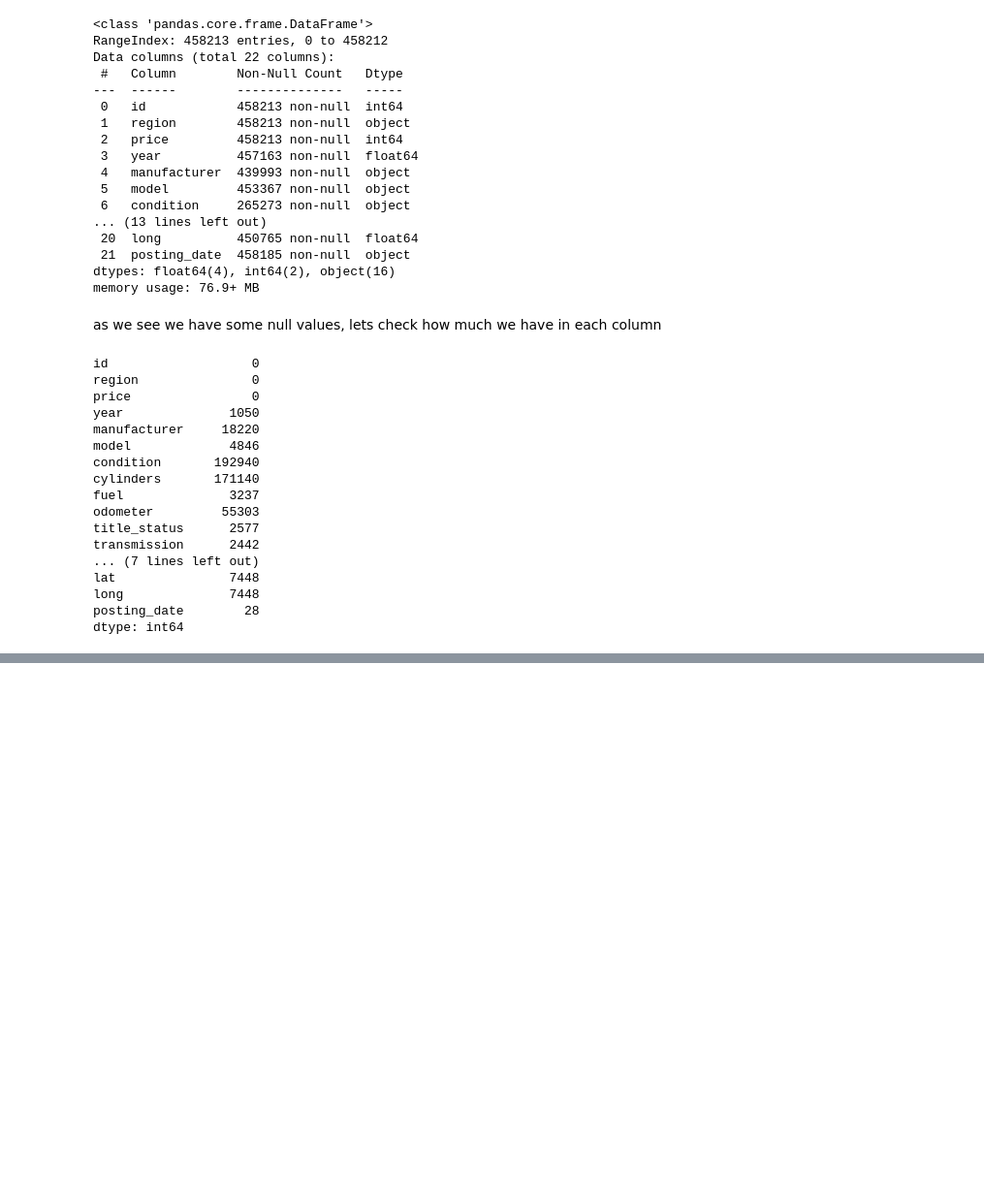
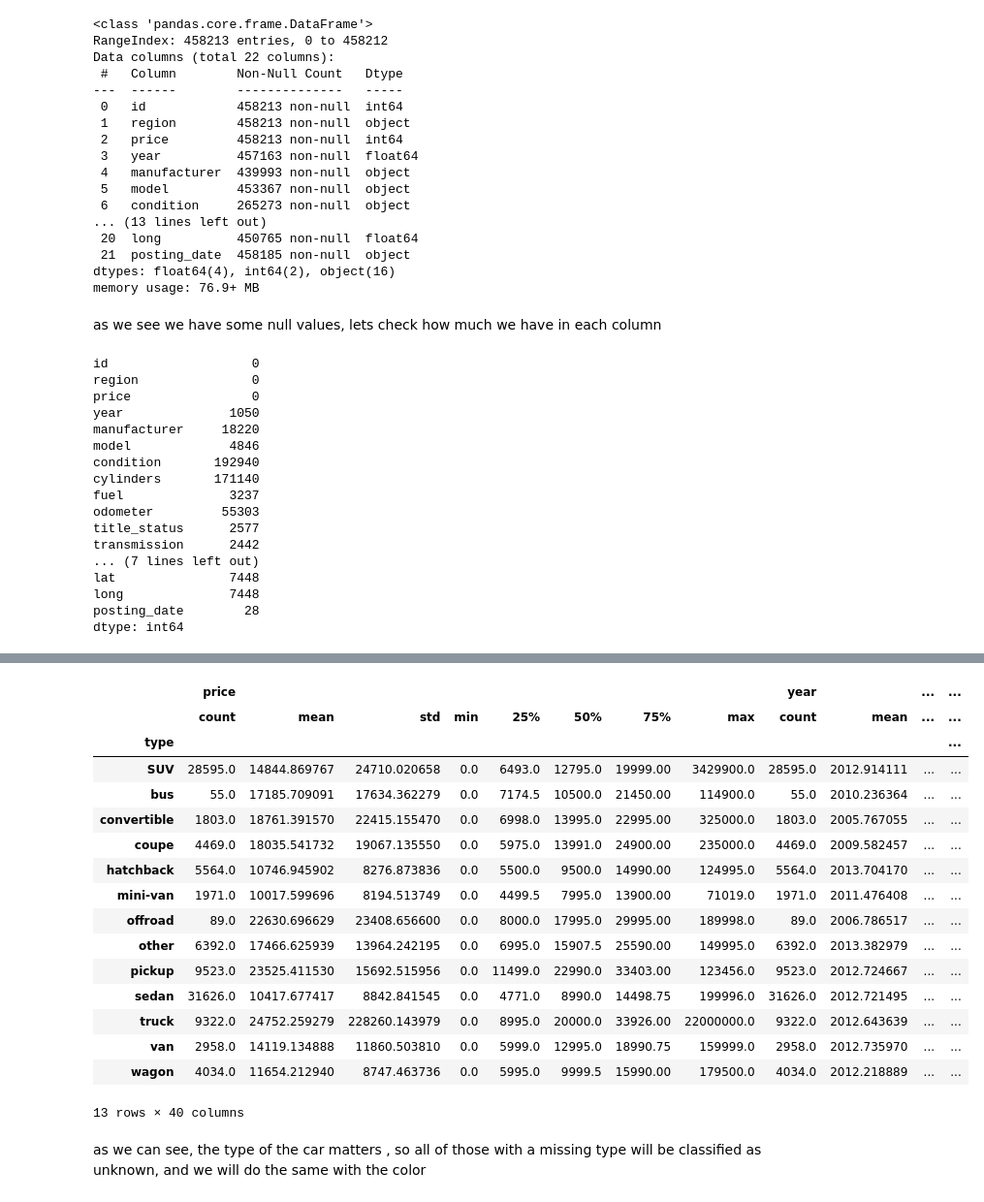
Before and after one commit to LiorBreitman8234/DataScienceFinalProjcet, a Jupyter notebook: Regression- car price.ipynb, the cells around one changed output, grey strips where cells are left out. Shown at 97% size. Drawn from its saved outputs; the diff is of its cells as text; code cells hidden in the pictures; blank space fills up the shorter version.

```diff
--- a/Regression- car price.ipynb
+++ b/Regression- car price.ipynb
@@ -102,0 +213,2 @@ cars_df.head()
+# %%
+df = df.fillna(value = {'drive':'unknown'})
@@ -102,0 +227,2 @@ cars_df.head()
+# %%
+df = df.dropna(subset=['manufacturer'])
@@ -102,0 +274,2 @@ cars_df.head()
+# %%
+df = df.fillna(value = {'condition':'unknown','cylinders':'unknown'})
@@ -102,0 +301,2 @@ cars_df.head()
+# %%
+df = df.dropna(subset=['odometer','title_status','long','lat'])
@@ -102,0 +326,23 @@ cars_df.head()
+# %%
+type_car = df.groupby(by = 'type')
+type_car.describe()
+# %% [output]
+|  | price |  |  |  |  |  |  |  | year |  | ... | ... |
+|  | count | mean | std | min | 25% | 50% | 75% | max | count | mean | ... | ... |
+| type |  |  |  |  |  |  |  |  |  |  |  | ... |
+| SUV | 28595.0 | 14844.869767 | 24710.020658 | 0.0 | 6493.0 | 12795.0 | 19999.00 | 3429900.0 | 28595.0 | 2012.914111 | ... | ... |
+| bus | 55.0 | 17185.709091 | 17634.362279 | 0.0 | 7174.5 | 10500.0 | 21450.00 | 114900.0 | 55.0 | 2010.236364 | ... | ... |
+| convertible | 1803.0 | 18761.391570 | 22415.155470 | 0.0 | 6998.0 | 13995.0 | 22995.00 | 325000.0 | 1803.0 | 2005.767055 | ... | ... |
+| coupe | 4469.0 | 18035.541732 | 19067.135550 | 0.0 | 5975.0 | 13991.0 | 24900.00 | 235000.0 | 4469.0 | 2009.582457 | ... | ... |
+| hatchback | 5564.0 | 10746.945902 | 8276.873836 | 0.0 | 5500.0 | 9500.0 | 14990.00 | 124995.0 | 5564.0 | 2013.704170 | ... | ... |
+| mini-van | 1971.0 | 10017.599696 | 8194.513749 | 0.0 | 4499.5 | 7995.0 | 13900.00 | 71019.0 | 1971.0 | 2011.476408 | ... | ... |
+| offroad | 89.0 | 22630.696629 | 23408.656600 | 0.0 | 8000.0 | 17995.0 | 29995.00 | 189998.0 | 89.0 | 2006.786517 | ... | ... |
+| other | 6392.0 | 17466.625939 | 13964.242195 | 0.0 | 6995.0 | 15907.5 | 25590.00 | 149995.0 | 6392.0 | 2013.382979 | ... | ... |
+| pickup | 9523.0 | 23525.411530 | 15692.515956 | 0.0 | 11499.0 | 22990.0 | 33403.00 | 123456.0 | 9523.0 | 2012.724667 | ... | ... |
+| sedan | 31626.0 | 10417.677417 | 8842.841545 | 0.0 | 4771.0 | 8990.0 | 14498.75 | 199996.0 | 31626.0 | 2012.721495 | ... | ... |
+| truck | 9322.0 | 24752.259279 | 228260.143979 | 0.0 | 8995.0 | 20000.0 | 33926.00 | 22000000.0 | 9322.0 | 2012.643639 | ... | ... |
+| van | 2958.0 | 14119.134888 | 11860.503810 | 0.0 | 5999.0 | 12995.0 | 18990.75 | 159999.0 | 2958.0 | 2012.735970 | ... | ... |
+| wagon | 4034.0 | 11654.212940 | 8747.463736 | 0.0 | 5995.0 | 9999.5 | 15990.00 | 179500.0 | 4034.0 | 2012.218889 | ... | ... |
+13 rows × 40 columns
+# %% [markdown]
+as we can see, the type of the car matters , so all of those with a missing type will be classified as unknown, and we will do the same with the color
```
Also changed, not shown: parts of 38 cells of this notebook.
